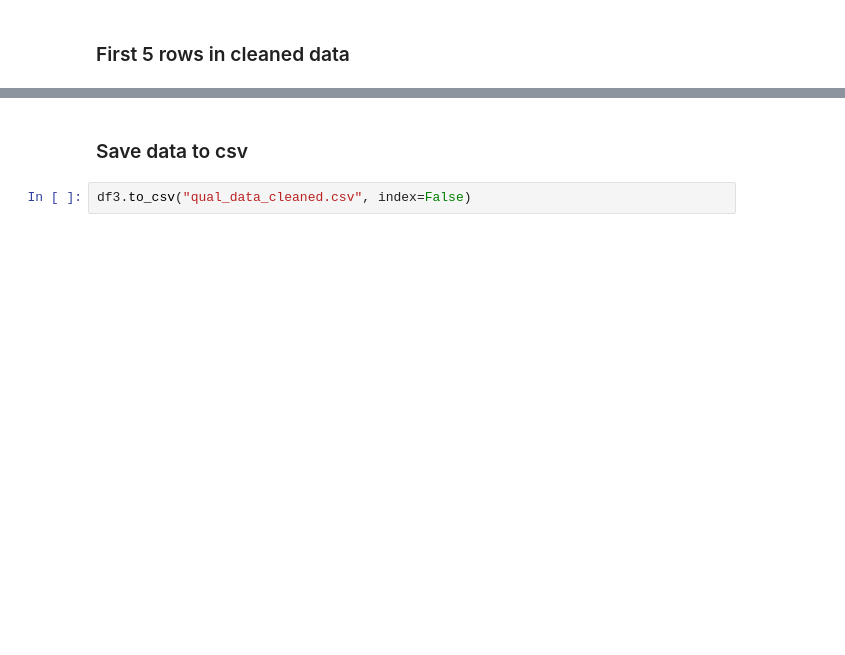
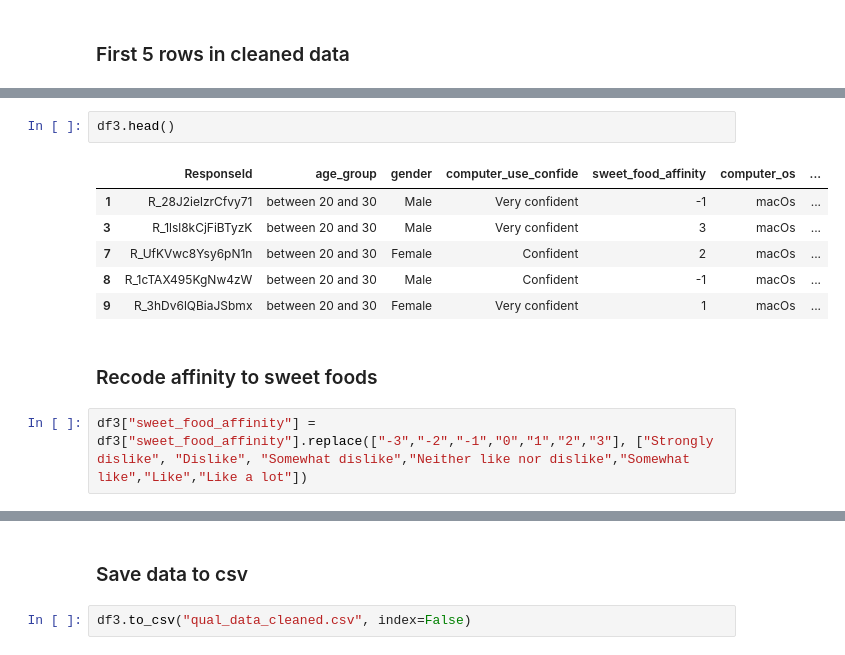
Before and after one commit to dheeraj-sn/qualtrics_data_cleaning, a Jupyter notebook: qualtrics_data_cleaning.ipynb, the cells around one changed output, grey strips where cells are left out. Cells and saved outputs as stored; diff of their text form; blank space fills up the shorter version.

```diff
--- a/qualtrics_data_cleaning.ipynb
+++ b/qualtrics_data_cleaning.ipynb
@@ -481,0 +551,13 @@ df3.head()
+# %%
+df3.head()
+# %% [output]
+|  | ResponseId | age_group | gender | computer_use_confide | sweet_food_affinity | computer_os | ... |
+| 1 | R_28J2ielzrCfvy71 | between 20 and 30 | Male | Very confident | -1 | macOs | ... |
+| 3 | R_1lsl8kCjFiBTyzK | between 20 and 30 | Male | Very confident | 3 | macOs | ... |
+| 7 | R_UfKVwc8Ysy6pN1n | between 20 and 30 | Female | Confident | 2 | macOs | ... |
+| 8 | R_1cTAX495KgNw4zW | between 20 and 30 | Male | Confident | -1 | macOs | ... |
+| 9 | R_3hDv6lQBiaJSbmx | between 20 and 30 | Female | Very confident | 1 | macOs | ... |
+# %% [markdown]
+### Recode affinity to sweet foods
+# %%
+df3["sweet_food_affinity"] = df3["sweet_food_affinity"].replace(["-3","-2","-1","0","1","2","3"], ["Strongly dislike", "Dislike", "Somewhat dislike","Neither like nor dislike","Somewhat like","Like","Like a lot"])
```
Also changed, not shown: parts of 23 cells of this notebook, 1 other file.
